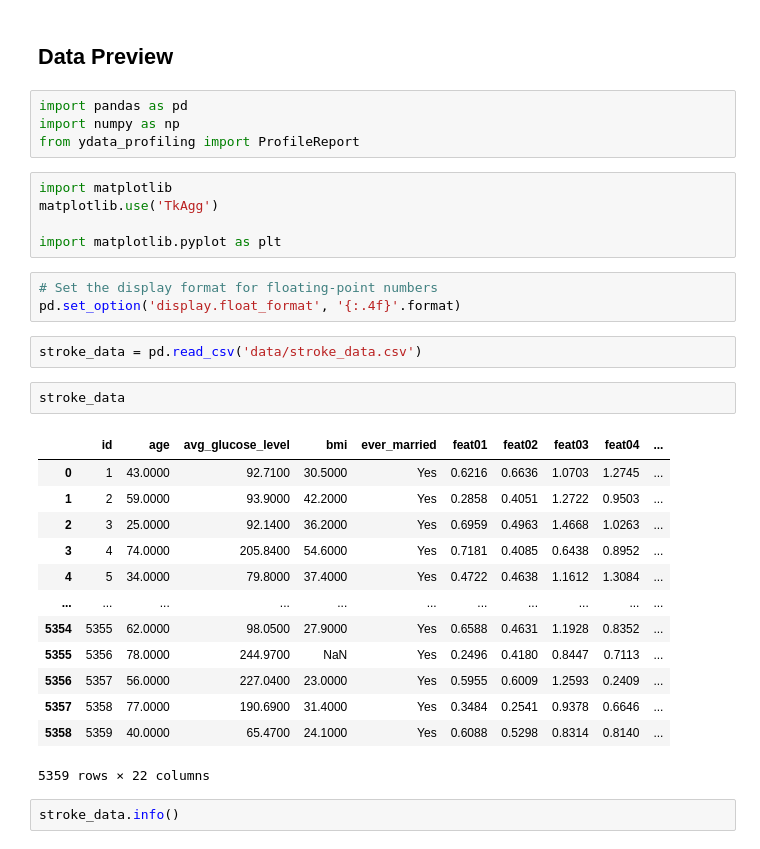
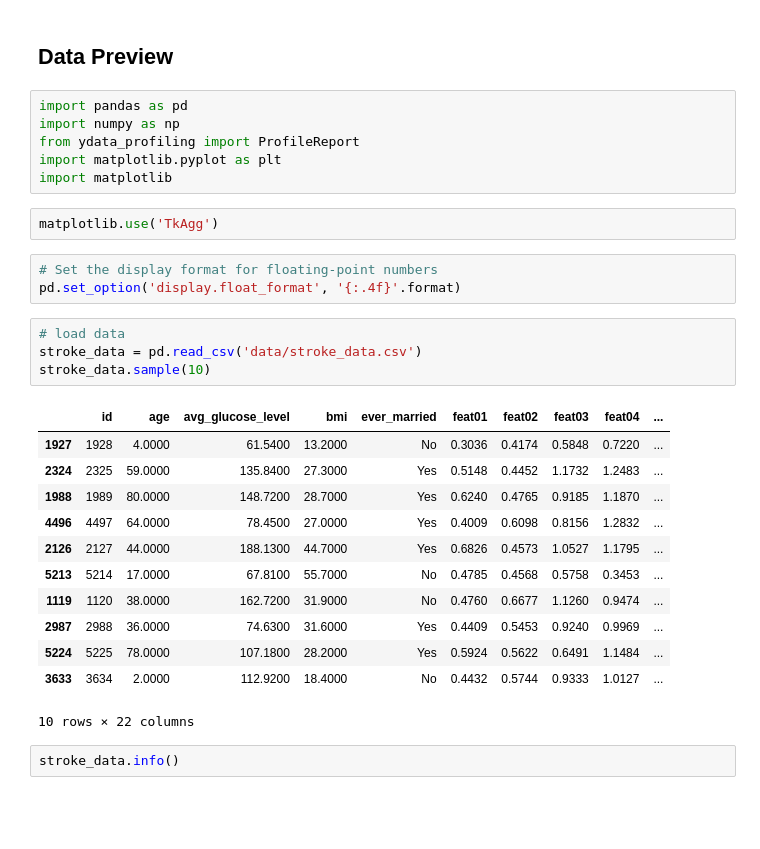
Before and after one commit to irenzim/ml2-stroke-prediction, a Jupyter notebook: model_report.ipynb, the cells around one changed output. Cells and saved outputs as stored; diff of their text form; blank space fills up the shorter version.

```diff
--- a/model_report.ipynb
+++ b/model_report.ipynb
@@ -12,32 +10,30 @@ According to the World Health Organisation, Cardiovascular Diseases (CVDs) remai
 import pandas as pd
 import numpy as np
 from ydata_profiling import ProfileReport
+import matplotlib.pyplot as plt
+import matplotlib
-# %%
-import matplotlib
-matplotlib.use('TkAgg')
-
-import matplotlib.pyplot as plt
+# %%
+matplotlib.use('TkAgg')
 # %%
 # Set the display format for floating-point numbers
 pd.set_option('display.float_format', '{:.4f}'.format)
 # %%
+# load data
 stroke_data = pd.read_csv('data/stroke_data.csv')
+stroke_data.sample(10)
+# %% [output]
+|  | id | age | avg_glucose_level | bmi | ever_married | feat01 | feat02 | feat03 | feat04 | ... |
+| 1927 | 1928 | 4.0000 | 61.5400 | 13.2000 | No | 0.3036 | 0.4174 | 0.5848 | 0.7220 | ... |
+| 2324 | 2325 | 59.0000 | 135.8400 | 27.3000 | Yes | 0.5148 | 0.4452 | 1.1732 | 1.2483 | ... |
+| 1988 | 1989 | 80.0000 | 148.7200 | 28.7000 | Yes | 0.6240 | 0.4765 | 0.9185 | 1.1870 | ... |
+| 4496 | 4497 | 64.0000 | 78.4500 | 27.0000 | Yes | 0.4009 | 0.6098 | 0.8156 | 1.2832 | ... |
+| 2126 | 2127 | 44.0000 | 188.1300 | 44.7000 | Yes | 0.6826 | 0.4573 | 1.0527 | 1.1795 | ... |
+| 5213 | 5214 | 17.0000 | 67.8100 | 55.7000 | No | 0.4785 | 0.4568 | 0.5758 | 0.3453 | ... |
+| 1119 | 1120 | 38.0000 | 162.7200 | 31.9000 | No | 0.4760 | 0.6677 | 1.1260 | 0.9474 | ... |
+| 2987 | 2988 | 36.0000 | 74.6300 | 31.6000 | Yes | 0.4409 | 0.5453 | 0.9240 | 0.9969 | ... |
+| 5224 | 5225 | 78.0000 | 107.1800 | 28.2000 | Yes | 0.5924 | 0.5622 | 0.6491 | 1.1484 | ... |
+| 3633 | 3634 | 2.0000 | 112.9200 | 18.4000 | No | 0.4432 | 0.5744 | 0.9333 | 1.0127 | ... |
+10 rows × 22 columns
-# %%
-stroke_data
-# %% [output]
-|  | id | age | avg_glucose_level | bmi | ever_married | feat01 | feat02 | feat03 | feat04 | ... |
-| 0 | 1 | 43.0000 | 92.7100 | 30.5000 | Yes | 0.6216 | 0.6636 | 1.0703 | 1.2745 | ... |
-| 1 | 2 | 59.0000 | 93.9000 | 42.2000 | Yes | 0.2858 | 0.4051 | 1.2722 | 0.9503 | ... |
-| 2 | 3 | 25.0000 | 92.1400 | 36.2000 | Yes | 0.6959 | 0.4963 | 1.4668 | 1.0263 | ... |
-| 3 | 4 | 74.0000 | 205.8400 | 54.6000 | Yes | 0.7181 | 0.4085 | 0.6438 | 0.8952 | ... |
-| 4 | 5 | 34.0000 | 79.8000 | 37.4000 | Yes | 0.4722 | 0.4638 | 1.1612 | 1.3084 | ... |
-| ... | ... | ... | ... | ... | ... | ... | ... | ... | ... | ... |
-| 5354 | 5355 | 62.0000 | 98.0500 | 27.9000 | Yes | 0.6588 | 0.4631 | 1.1928 | 0.8352 | ... |
-| 5355 | 5356 | 78.0000 | 244.9700 | NaN | Yes | 0.2496 | 0.4180 | 0.8447 | 0.7113 | ... |
-| 5356 | 5357 | 56.0000 | 227.0400 | 23.0000 | Yes | 0.5955 | 0.6009 | 1.2593 | 0.2409 | ... |
-| 5357 | 5358 | 77.0000 | 190.6900 | 31.4000 | Yes | 0.3484 | 0.2541 | 0.9378 | 0.6646 | ... |
-| 5358 | 5359 | 40.0000 | 65.4700 | 24.1000 | Yes | 0.6088 | 0.5298 | 0.8314 | 0.8140 | ... |
-5359 rows × 22 columns
 # %%
 stroke_data.info()
 # %% [output]
```
Also changed, not shown: parts of 58 cells of this notebook, 1 other file.
